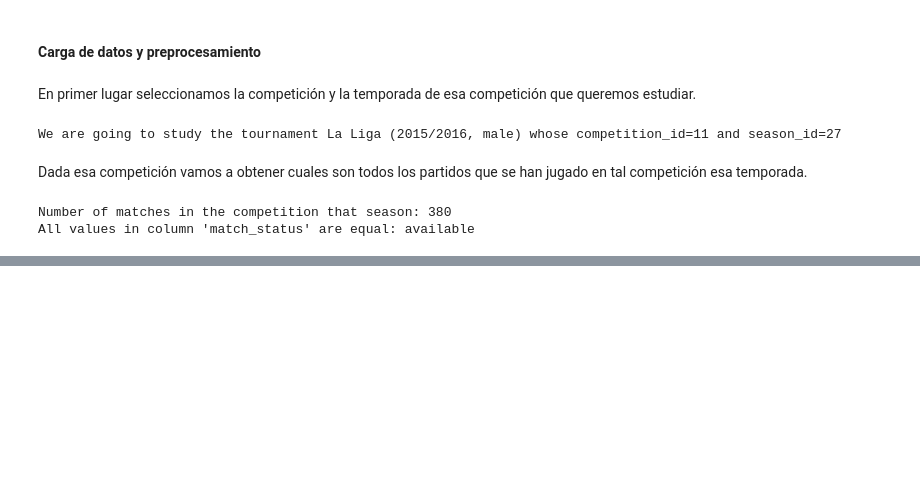
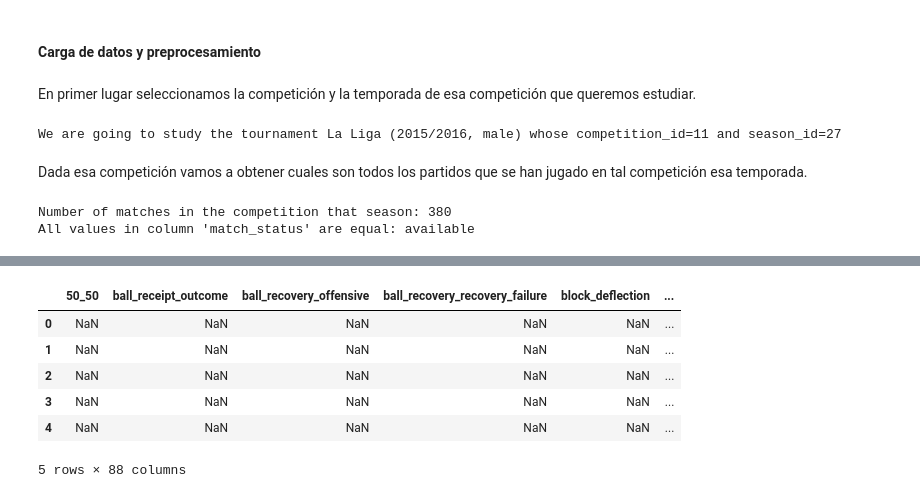
Before and after one commit to Jaime-Linares/DataAnalysis-FootySage, a Jupyter notebook: feature_selection.ipynb, the cells around one changed output, grey strips where cells are left out. Saved outputs shown, nothing was run; the diff lists cells and outputs as text; code cells hidden in the pictures; blank space fills up the shorter version.

```diff
--- a/feature_selection.ipynb
+++ b/feature_selection.ipynb
@@ -73,0 +91,12 @@ home_score
+# %%
+from statsbombpy import sb
+events_df = sb.events(match_id=3754097)
+events_df.head()
+# %% [output]
+|  | 50_50 | ball_receipt_outcome | ball_recovery_offensive | ball_recovery_recovery_failure | block_deflection | ... |
+| 0 | NaN | NaN | NaN | NaN | NaN | ... |
+| 1 | NaN | NaN | NaN | NaN | NaN | ... |
+| 2 | NaN | NaN | NaN | NaN | NaN | ... |
+| 3 | NaN | NaN | NaN | NaN | NaN | ... |
+| 4 | NaN | NaN | NaN | NaN | NaN | ... |
+5 rows × 88 columns
```
Also changed, not shown: parts of 12 cells of this notebook, 3 other files.
